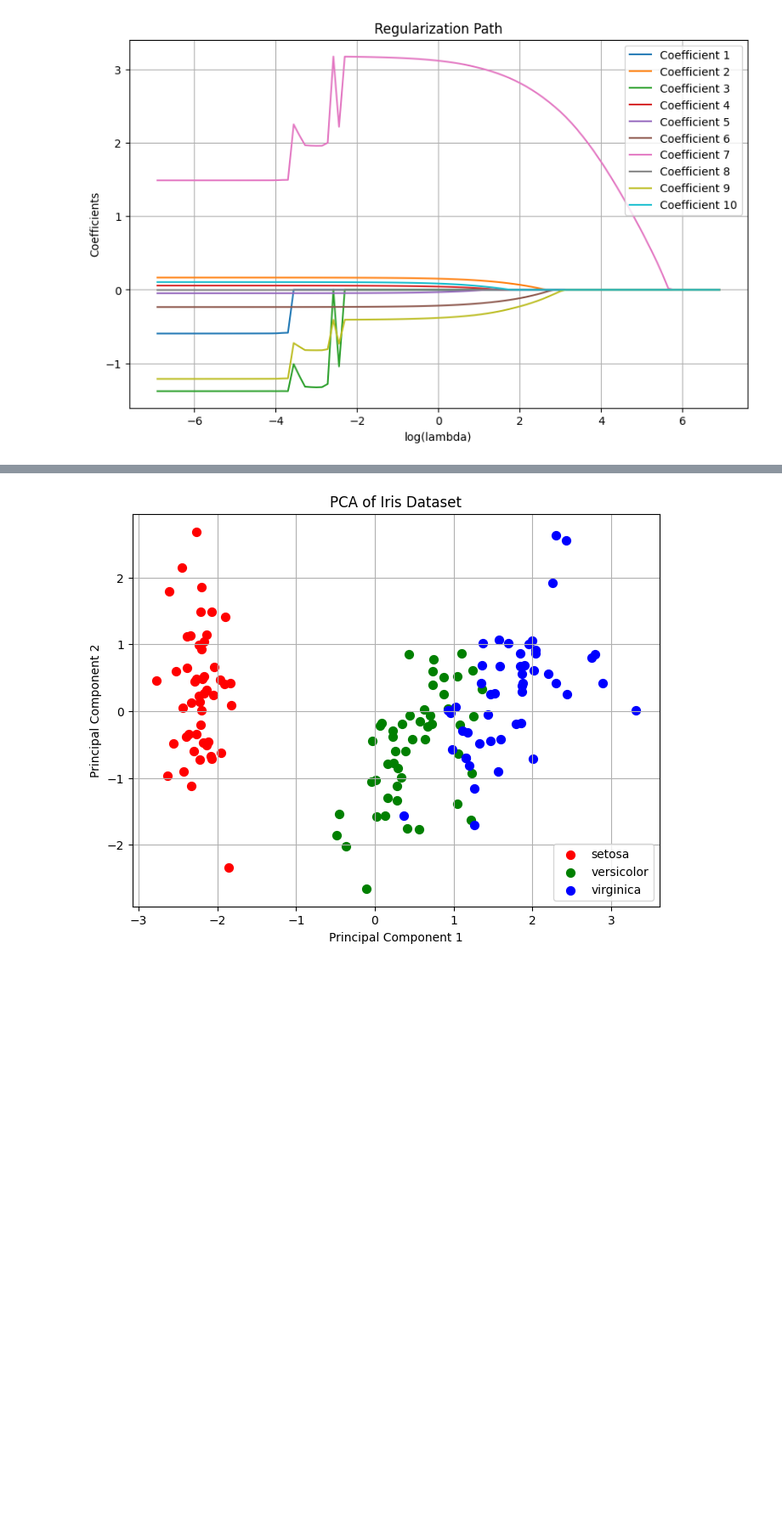
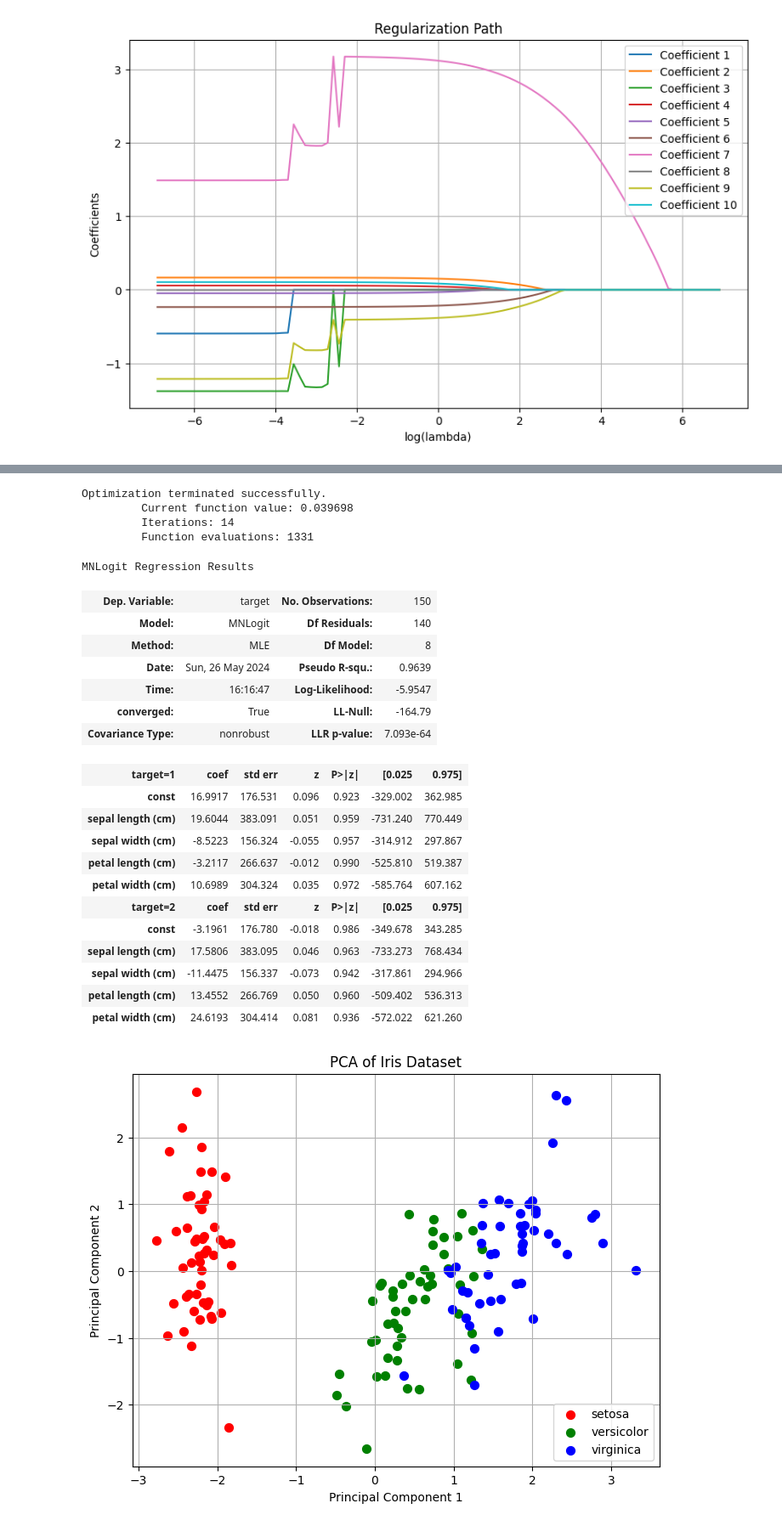
Before and after one commit to Versus-91/aitoolkit, a Jupyter notebook: test.ipynb, the cells around one changed output, grey strips where cells are left out. Shown at 85% size. Cells and saved outputs as stored; diff of their text form; code cells hidden in the pictures; blank space fills up the shorter version.

```diff
--- a/test.ipynb
+++ b/test.ipynb
@@ -583,3 +536,59 @@ petal width (cm)         nan        nan        nan        nan         nan
+# %%
+import pandas as pd
+from sklearn import datasets
+from sklearn.preprocessing import StandardScaler
+import statsmodels.api as sm
+
+# Load the Iris dataset
+iris = datasets.load_iris()
+X = iris.data
+y = iris.target
+
+# Scale the features
+scaler = StandardScaler()
+X_scaled = scaler.fit_transform(X)
+
+# Create a DataFrame for statsmodels
+df = pd.DataFrame(X_scaled, columns=iris.feature_names)
+df['target'] = y
+
+# Add an intercept (constant) to the model
+df = sm.add_constant(df)
+# Define the dependent and independent variables
+X = df.drop(columns=['target'])
+y = df['target']
+
+# Fit the multinomial logistic regression model
+model = sm.MNLogit(y, X)
+result = model.fit(maxiter=1000,method='powell')
+
+# Print the summary of the model
+display(result.summary())
+# %% [output]
+Optimization terminated successfully.
+         Current function value: 0.039698
+         Iterations: 14
+         Function evaluations: 1331
+MNLogit Regression Results
+| Dep. Variable: | target | No. Observations: | 150 |
+| Model: | MNLogit | Df Residuals: | 140 |
+| Method: | MLE | Df Model: | 8 |
+| Date: | Sun, 26 May 2024 | Pseudo R-squ.: | 0.9639 |
+| Time: | 16:16:47 | Log-Likelihood: | -5.9547 |
+| converged: | True | LL-Null: | -164.79 |
+| Covariance Type: | nonrobust | LLR p-value: | 7.093e-64 |
+| target=1 | coef | std err | z | P>|z| | [0.025 | 0.975] |
+| const | 16.9917 | 176.531 | 0.096 | 0.923 | -329.002 | 362.985 |
+| sepal length (cm) | 19.6044 | 383.091 | 0.051 | 0.959 | -731.240 | 770.449 |
+| sepal width (cm) | -8.5223 | 156.324 | -0.055 | 0.957 | -314.912 | 297.867 |
+| petal length (cm) | -3.2117 | 266.637 | -0.012 | 0.990 | -525.810 | 519.387 |
+| petal width (cm) | 10.6989 | 304.324 | 0.035 | 0.972 | -585.764 | 607.162 |
+| target=2 | coef | std err | z | P>|z| | [0.025 | 0.975] |
+| const | -3.1961 | 176.780 | -0.018 | 0.986 | -349.678 | 343.285 |
+| sepal length (cm) | 17.5806 | 383.095 | 0.046 | 0.963 | -733.273 | 768.434 |
+| sepal width (cm) | -11.4475 | 156.337 | -0.073 | 0.942 | -317.861 | 294.966 |
+| petal length (cm) | 13.4552 | 266.769 | 0.050 | 0.960 | -509.402 | 536.313 |
+| petal width (cm) | 24.6193 | 304.414 | 0.081 | 0.936 | -572.022 | 621.260 |
 # %%
 import numpy as np
 import pandas as pd
```
Also changed, not shown: parts of 9 cells of this notebook, 12 other files.
